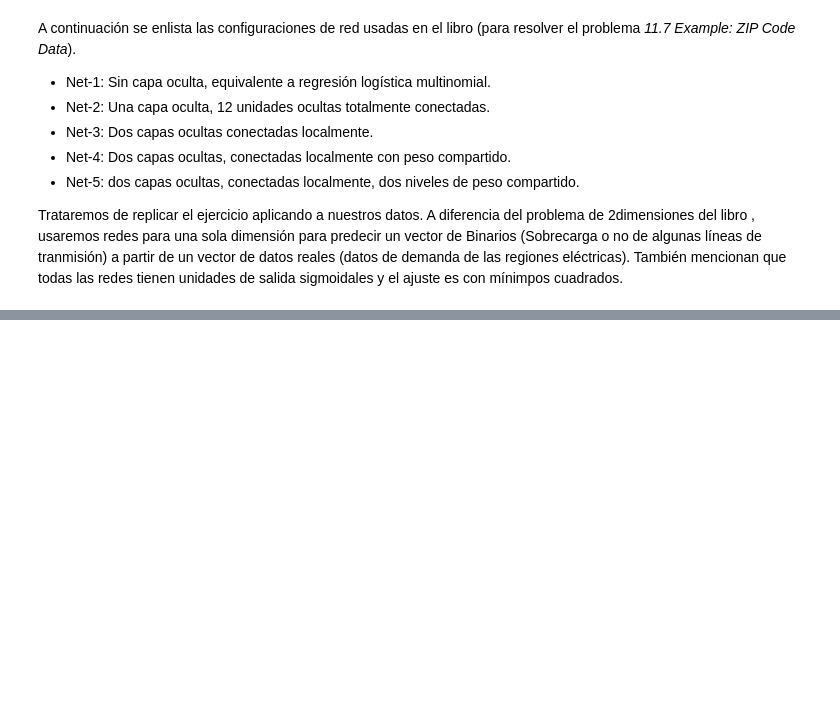
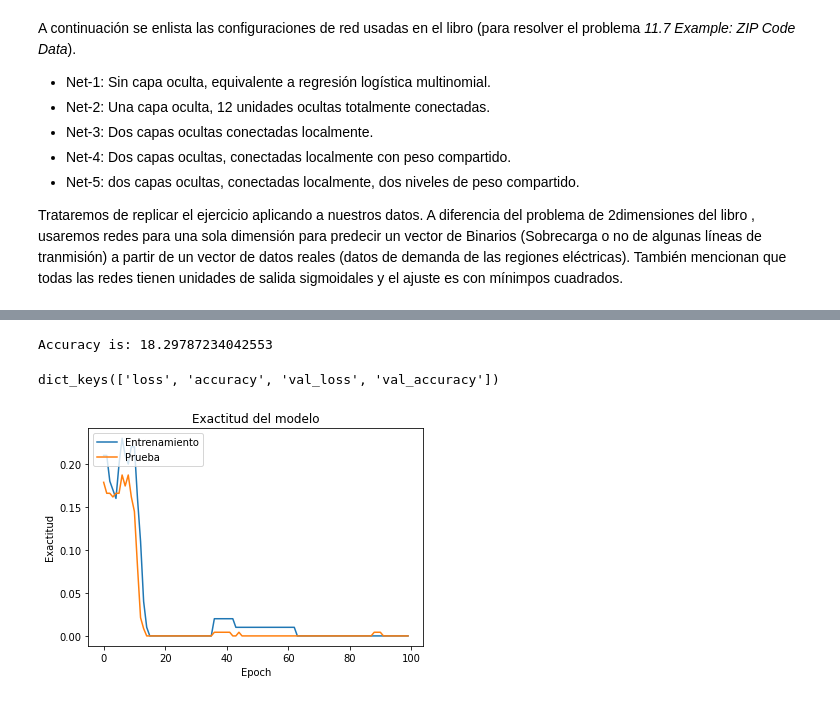
Before and after one commit to urieliram/ETL_overload, a Jupyter notebook: Tarea11.ipynb, the cells around one changed output, grey strips where cells are left out. Cells and saved outputs as stored; diff of their text form; code cells hidden in the pictures; blank space fills up the shorter version.

```diff
--- a/Tarea11.ipynb
+++ b/Tarea11.ipynb
@@ -38,11 +48,25 @@ En esta sección se usará inferencia bayesiana para ajustar un modelo de regres
 # %%
 df = pd.read_csv('overload.csv')
 df = df.assign(const=1)
-#print(df)
 dfy = df[['L3','L5','L6','L7','L14','L15','L22','L31','L38','L39','L51','L58','L65']] #Se escoge le número de línea de transmisión
 dfx = df[['CEN','NES','NOR','NTE','OCC','ORI','PEN','CEN_min','NES_min','NOR_min','NTE_min','OCC_min','ORI_min','PEN_min']] ## Predictors
+
+X = dfx.to_numpy()
+y = dfy.to_numpy()
+
+#Normalizing the data
+sc = StandardScaler()
+X = sc.fit_transform(X)
+
+ohe = OneHotEncoder()
+y = ohe.fit_transform(y).toarray()
+
+## Crea conjuntos de datos de entrenamiento y prueba
+X_train,X_test,y_train,y_test = train_test_split(X,y,test_size = 0.7) #, random_state = 5
+
 #df.sample(5)
 #df.describe()
+# df.head()
 # %% [markdown]
 A continuación se enlista las configuraciones de red usadas en el libro (para resolver el problema *11.7 Example: ZIP Code Data*).
 *   Net-1: Sin capa oculta, equivalente a regresión logística multinomial.
@@ -54,0 +192,9 @@ Trataremos de replicar el ejercicio aplicando a nuestros datos. A diferencia del
+# %%
+#parametros https://www.tensorflow.org/api_docs/python/tf/keras/Model
+#RMSprop, categorical_crossentropy, adam, binary_crossentropy, categorical_crossentropy, sgd
+model.compile(loss='categorical_crossentropy', optimizer='adam', metrics=['accuracy'])
+# %%
+epochs     = 100
+batch_size = 64
+verbose    = 0
+history = model.fit(X_train, y_train, epochs=epochs, batch_size=batch_size, verbose=verbose)
@@ -54,0 +211,19 @@ Trataremos de replicar el ejercicio aplicando a nuestros datos. A diferencia del
+# %%
+a = accuracy_score(pred,test)
+print('Accuracy is:', a*100)
+# %% [output]
+Accuracy is: 18.29787234042553
+# %%
+history = model.fit(X_train, y_train, validation_data = (X_test,y_test), epochs=epochs, batch_size=batch_size,verbose=verbose) #epochs =200 batch_size =64
+# %%
+print(history.history.keys())
+plt.plot(history.history['accuracy'])
+plt.plot(history.history['val_accuracy'])
+plt.title('Exactitud del modelo')
+plt.ylabel('Exactitud')
+plt.xlabel('Epoch')
+plt.legend(['Entrenamiento', 'Prueba'], loc='upper left')
+plt.show()
+# %% [output]
+dict_keys(['loss', 'accuracy', 'val_loss', 'val_accuracy'])
+[figure, added]
```
Also changed, not shown: parts of 13 cells of this notebook.
